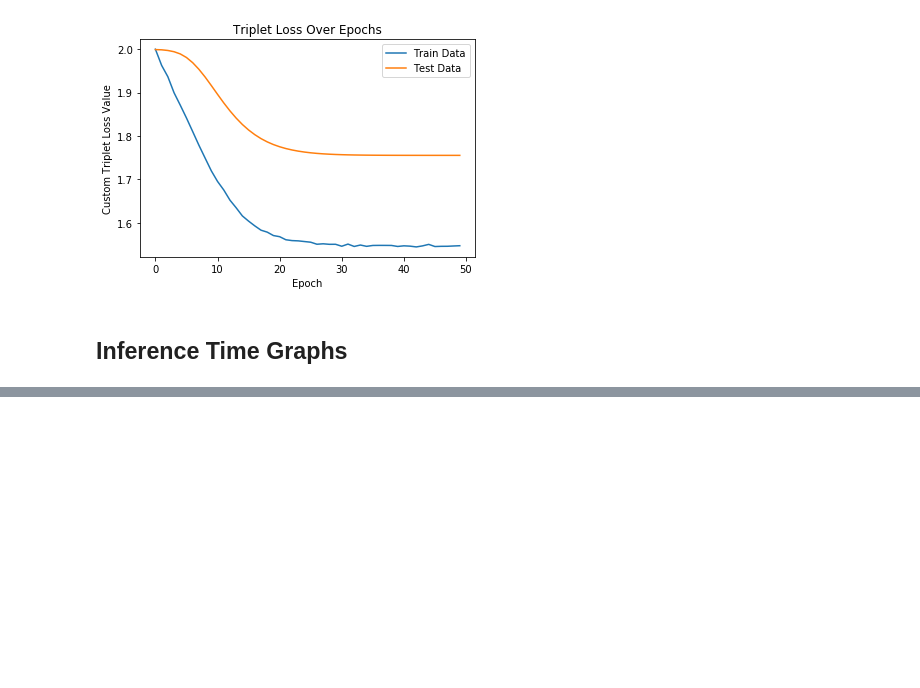
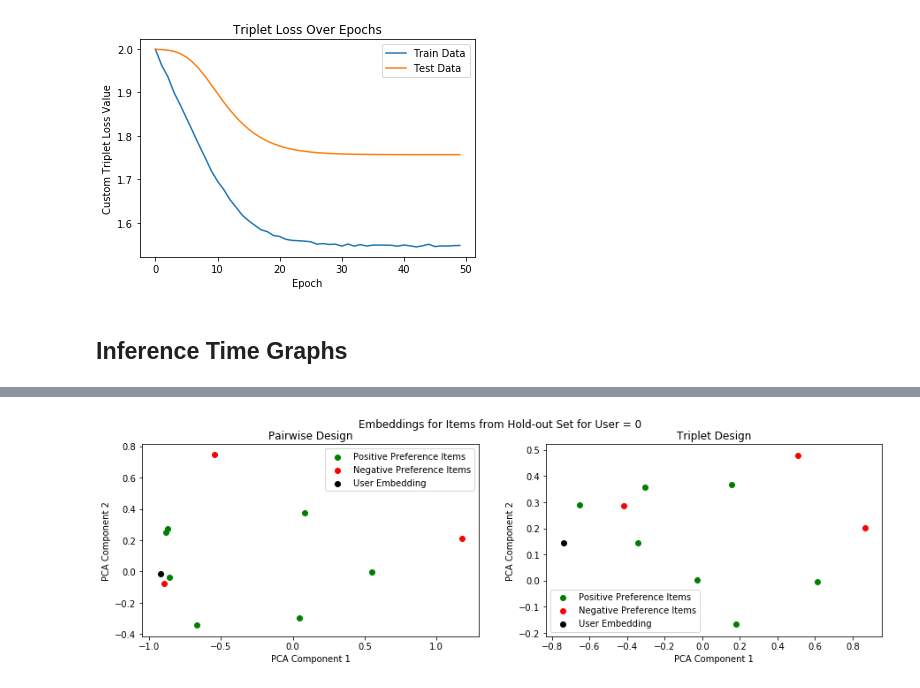
Before and after one commit to navyamehta/recommendation-engines, a Jupyter notebook: PART 4 - Siamese Neural Networks.ipynb, the cells around one changed output, grey strips where cells are left out. Drawn from its saved outputs; the diff is of its cells as text; code cells hidden in the pictures; blank space fills up the shorter version.

Commit message:
Performance Analysis (Hyperspace Embeddings)

```diff
--- a/PART 4 - Siamese Neural Networks.ipynb
+++ b/PART 4 - Siamese Neural Networks.ipynb
@@ -300,0 +302,32 @@ corranalysis(triptest["Anchor"], triptest["Positive"], TripletModel, "Correlatio
+# %%
+def embeddings_plotter(items, relratings, model, user):
+    trf = PCA()
+    trf.fit(np.concatenate([weight.numpy() for weight in model.weights]))
+    itemb = trf.transform(model.weights[1].numpy()[np.array(items)])[:,:2]
+    usemb = trf.transform(model.weights[0].numpy()[np.array([user])])[:,:2]
+    plt.scatter(itemb[np.array(relratings)>0][:,0], itemb[np.array(relratings)>0][:,1], color="green",
+               label="Positive Preference Items")
+    plt.scatter(itemb[np.array(relratings)<0][:,0], itemb[np.array(relratings)<0][:,1], color="red",
+               label="Negative Preference Items")
+    plt.scatter(usemb[:,0], usemb[:,1], color="black",
+               label="User Embedding")
+    plt.legend(loc="best")
+    plt.xlabel("PCA Component 1")
+    plt.ylabel("PCA Component 2")
+# %%
+plt.figure(figsize=(15,4))
+userval = 0
+intmatrix = np.load("./data/movie-matrix.npz")['data']
+mean = np.sum(intmatrix, axis=1)/(intmatrix!=0).sum(axis=1)
+test_x = pd.read_csv("./data/MovieLens/ua.test", sep='\t', encoding='latin-1', header=None)
+test_x = test_x.loc[test_x[0]==(userval+1)]
+plt.subplot(1,2,1)
+plt.title("Pairwise Design")
+embeddings_plotter((test_x[1]-1).values, (test_x[2]-mean[userval]).values, model, userval)
+plt.subplot(1,2,2)
+plt.title("Triplet Design")
+embeddings_plotter((test_x[1]-1).values, (test_x[2]-mean[userval]).values, TripletModel, userval)
+plt.suptitle("Embeddings for Items from Hold-out Set for User = "+str(userval))
+plt.show()
+# %% [output]
+[figure, added]
```
Also changed, not shown: parts of 3 cells of this notebook, 1 other file.
